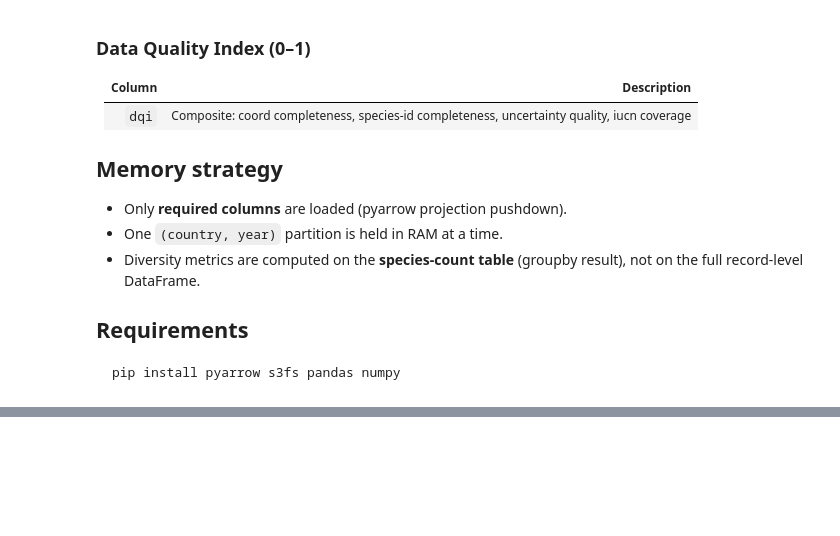
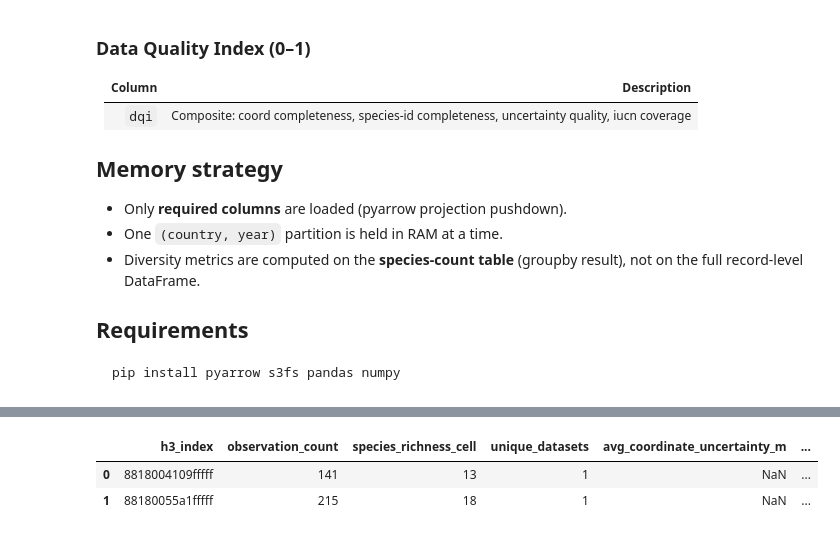
Before and after one commit to simmyyy/ie-microsoft-capstone, a Jupyter notebook: src/gbif_silver_to_gold.ipynb, the cells around one changed output, grey strips where cells are left out. Saved outputs shown, nothing was run; the diff lists cells and outputs as text; code cells hidden in the pictures; blank space fills up the shorter version.

```diff
--- a/src/gbif_silver_to_gold.ipynb
+++ b/src/gbif_silver_to_gold.ipynb
@@ -597,0 +646,6 @@ display(
+# %%
+sample.head(2)
+# %% [output]
+|  | h3_index | observation_count | species_richness_cell | unique_datasets | avg_coordinate_uncertainty_m | ... |
+| 0 | 8818004109fffff | 141 | 13 | 1 | NaN | ... |
+| 1 | 88180055a1fffff | 215 | 18 | 1 | NaN | ... |
```
Also changed, not shown: parts of 2 cells of this notebook, 4 other files.
